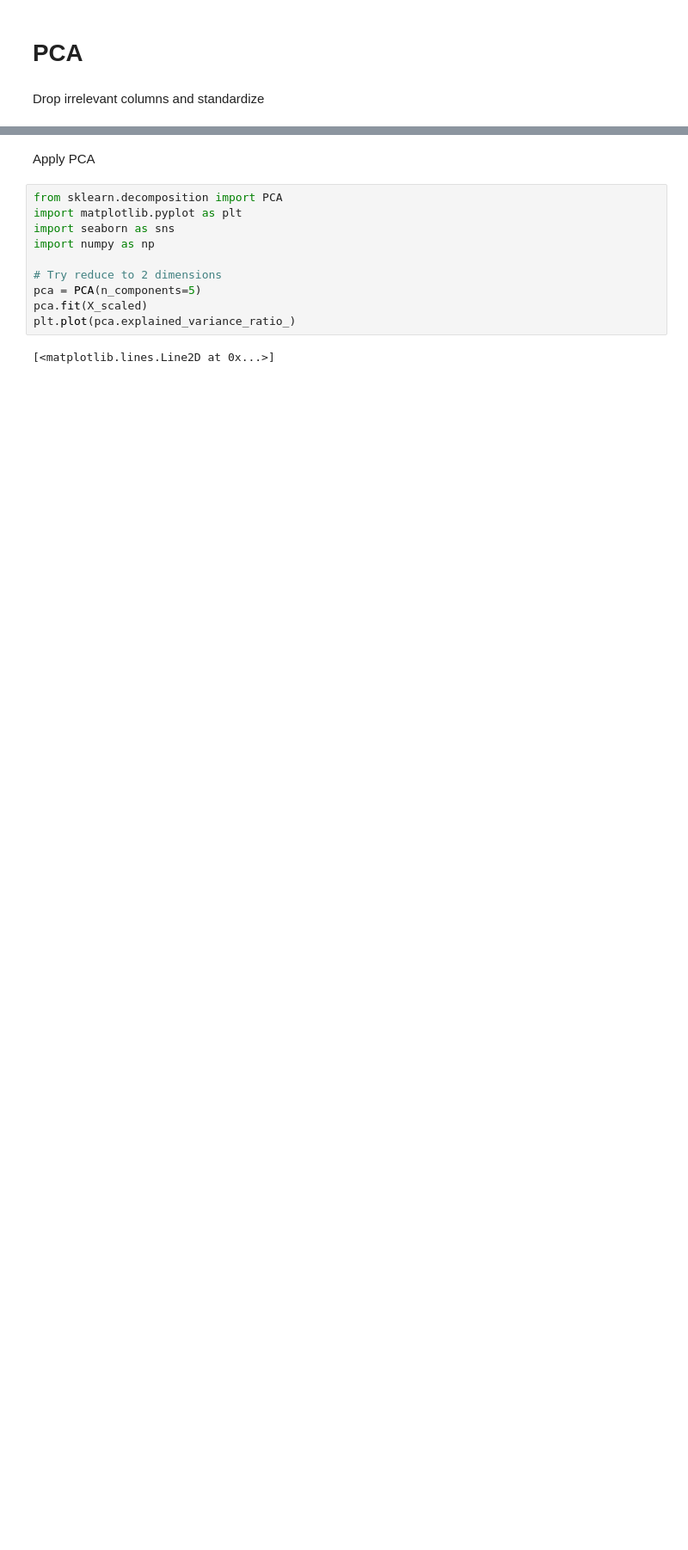
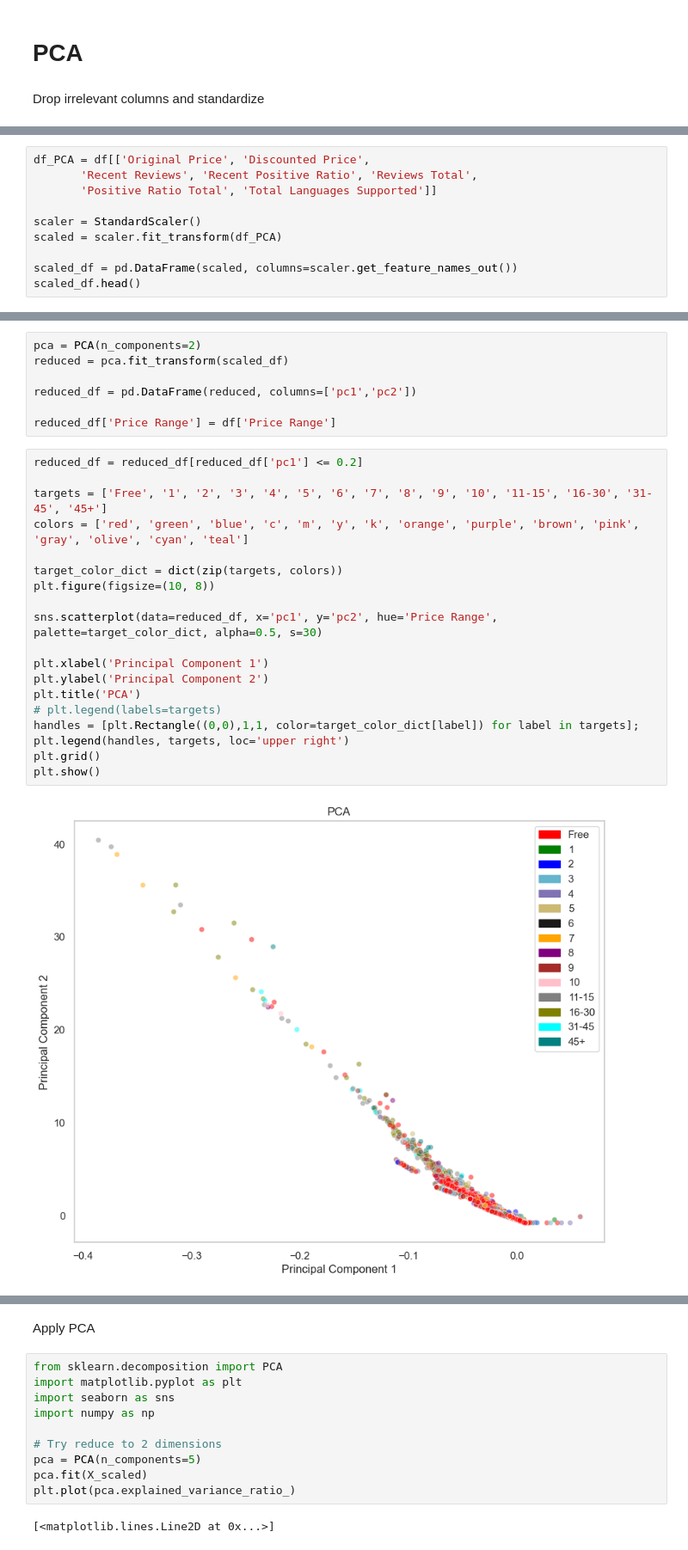
Before and after one commit to Aaron3963/COGS-118B-Project, a Jupyter notebook: FinalProject.ipynb, the cells around one changed output, grey strips where cells are left out. Shown: that part at 86% size. Cells and saved outputs as stored; diff of their text form; blank space fills up the shorter version.

```diff
--- a/FinalProject.ipynb
+++ b/FinalProject.ipynb
@@ -310,0 +310,10 @@ Drop irrelevant columns and standardize
+# %%
+df_PCA = df[['Original Price', 'Discounted Price',
+       'Recent Reviews', 'Recent Positive Ratio', 'Reviews Total',
+       'Positive Ratio Total', 'Total Languages Supported']]
+
+scaler = StandardScaler()
+scaled = scaler.fit_transform(df_PCA)
+
+scaled_df = pd.DataFrame(scaled, columns=scaler.get_feature_names_out())
+scaled_df.head()
@@ -310,0 +327,28 @@ Drop irrelevant columns and standardize
+# %%
+pca = PCA(n_components=2)
+reduced = pca.fit_transform(scaled_df)
+
+reduced_df = pd.DataFrame(reduced, columns=['pc1','pc2'])
+
+reduced_df['Price Range'] = df['Price Range']
+# %%
+reduced_df = reduced_df[reduced_df['pc1'] <= 0.2]
+
+targets = ['Free', '1', '2', '3', '4', '5', '6', '7', '8', '9', '10', '11-15', '16-30', '31-45', '45+']
+colors = ['red', 'green', 'blue', 'c', 'm', 'y', 'k', 'orange', 'purple', 'brown', 'pink', 'gray', 'olive', 'cyan', 'teal']
+
+target_color_dict = dict(zip(targets, colors))
+plt.figure(figsize=(10, 8))
+
+sns.scatterplot(data=reduced_df, x='pc1', y='pc2', hue='Price Range', palette=target_color_dict, alpha=0.5, s=30)
+
+plt.xlabel('Principal Component 1')
+plt.ylabel('Principal Component 2')
+plt.title('PCA')
+# plt.legend(labels=targets)
+handles = [plt.Rectangle((0,0),1,1, color=target_color_dict[label]) for label in targets];
+plt.legend(handles, targets, loc='upper right')
+plt.grid()
+plt.show()
+# %% [output]
+[figure, added]
```
Also changed, not shown: parts of 10 cells of this notebook.
